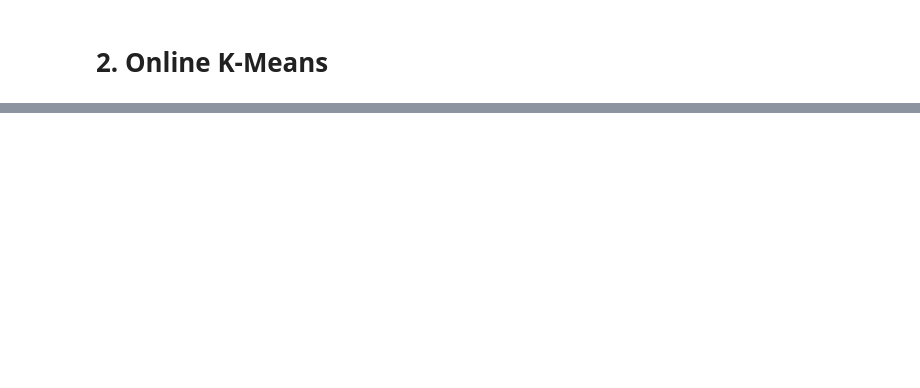
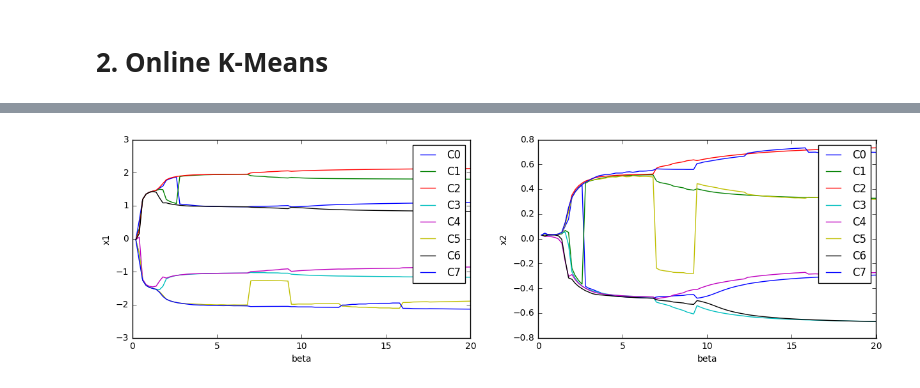
Before and after one commit to p16i/course-machine-intelligence-2, a Jupyter notebook: w9-kmeans/k-means.ipynb, the cells around one changed output, grey strips where cells are left out. Cells and saved outputs as stored; diff of their text form; code cells hidden in the pictures; blank space fills up the shorter version.

```diff
--- a/w9-kmeans/k-means.ipynb
+++ b/w9-kmeans/k-means.ipynb
@@ -181,0 +260,30 @@ online_kmean(k=4)
+# %%
+BETAS = np.arange(0.2,20.2, 0.2)
+# %%
+def plot_centroids_coordinate(k, data, axis):
+    for j in range(k):
+        plt.plot(BETAS, data[:,j,axis], label='C%d'%j)
+    plt.ylabel('x%d'%(axis+1))
+    plt.xlabel('beta')
+    plt.legend()
+
+def plot_with_betas(k=8):
+
+    values = np.zeros((BETAS.shape[0], k, 2))
+
+    for i in range(BETAS.shape[0]):
+        b = BETAS[i]
+        values[i,:,:], _ = soft_kmeans(k=k, beta=b)
+
+
+    plt.figure(figsize=(15,4))
+    plt.subplot(1,2,1)
+    plot_centroids_coordinate(k, values, axis=0)
+
+    plt.subplot(1,2,2)
+    plot_centroids_coordinate(k, values, axis=1)
+
+
+plot_with_betas()
+# %% [output]
+[figure, added]
```
Also changed, not shown: parts of 15 cells of this notebook.
